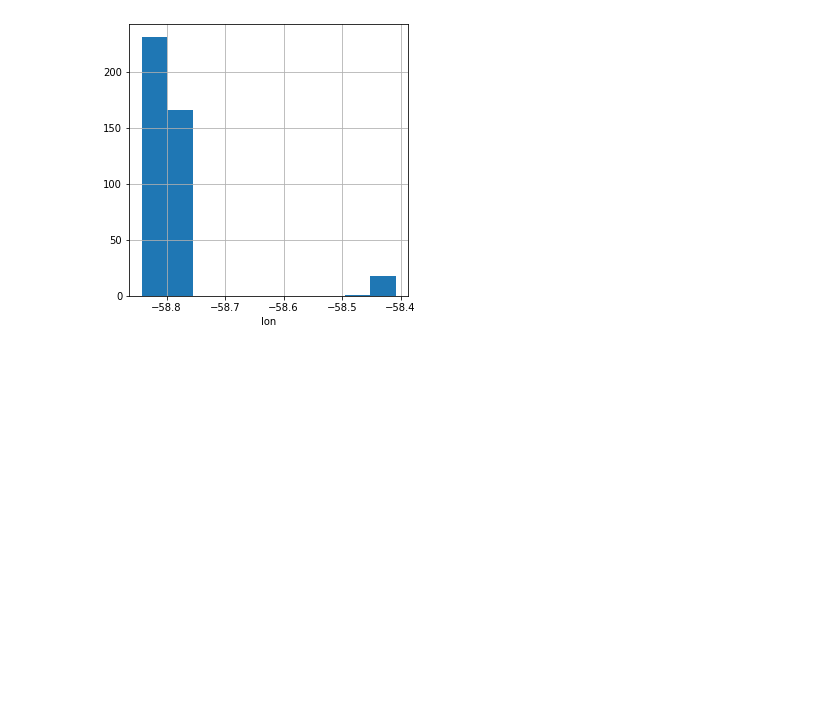
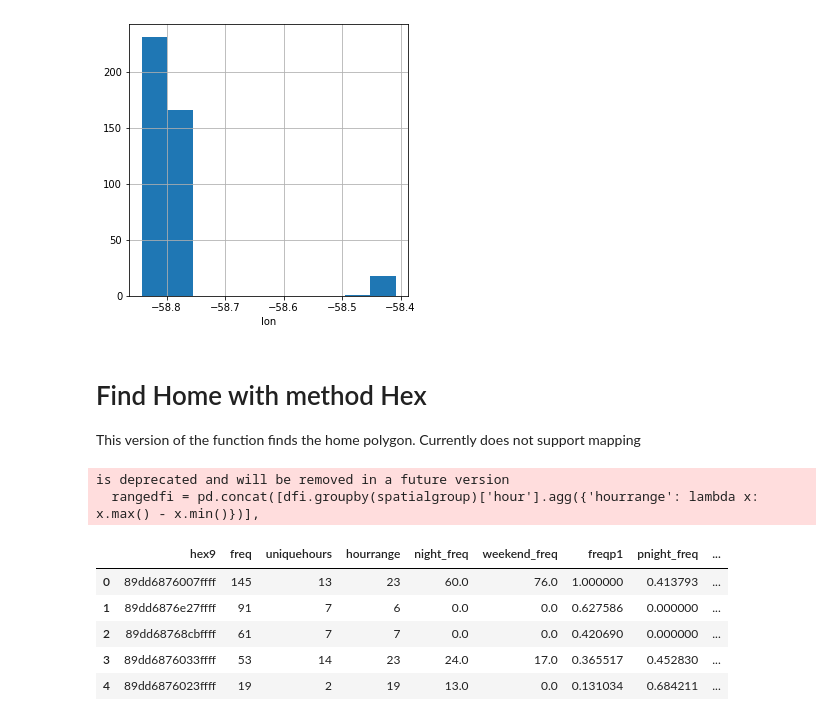
Before and after one commit to rpasquini/twitter_and_displacement, a Jupyter notebook: notebooks/Example of find_home function and methods.ipynb, the cells around one changed output. Drawn from its saved outputs; the diff is of its cells as text; code cells hidden in the pictures; blank space fills up the shorter version.

Commit message:
find home incorporates hexagon home

```diff
--- a/notebooks/Example of find_home function and methods.ipynb
+++ b/notebooks/Example of find_home function and methods.ipynb
@@ -64,3 +71,22 @@ home.timeofdayplot(db,uid)
 [figure]
 [figure]
 [figure]
+# %% [markdown]
+# Find Home with method Hex
+
+This version of the function finds the home polygon.
+Currently does not support mapping
+# %%
+result=home.findhome(db,uid, method='hex9', map=False)
+# %% [output]
+is deprecated and will be removed in a future version
+  rangedfi = pd.concat([dfi.groupby(spatialgroup)['hour'].agg({'hourrange': lambda x: x.max() - x.min()})],
+# %%
+result.freqdfi
+# %% [output]
+|  | hex9 | freq | uniquehours | hourrange | night_freq | weekend_freq | freqp1 | pnight_freq | ... |
+| 0 | 89dd6876007ffff | 145 | 13 | 23 | 60.0 | 76.0 | 1.000000 | 0.413793 | ... |
+| 1 | 89dd6876e27ffff | 91 | 7 | 6 | 0.0 | 0.0 | 0.627586 | 0.000000 | ... |
+| 2 | 89dd68768cbffff | 61 | 7 | 7 | 0.0 | 0.0 | 0.420690 | 0.000000 | ... |
+| 3 | 89dd6876033ffff | 53 | 14 | 23 | 24.0 | 17.0 | 0.365517 | 0.452830 | ... |
+| 4 | 89dd6876023ffff | 19 | 2 | 19 | 13.0 | 0.0 | 0.131034 | 0.684211 | ... |
```
Also changed, not shown: parts of 4 cells of this notebook, 4 other files.
